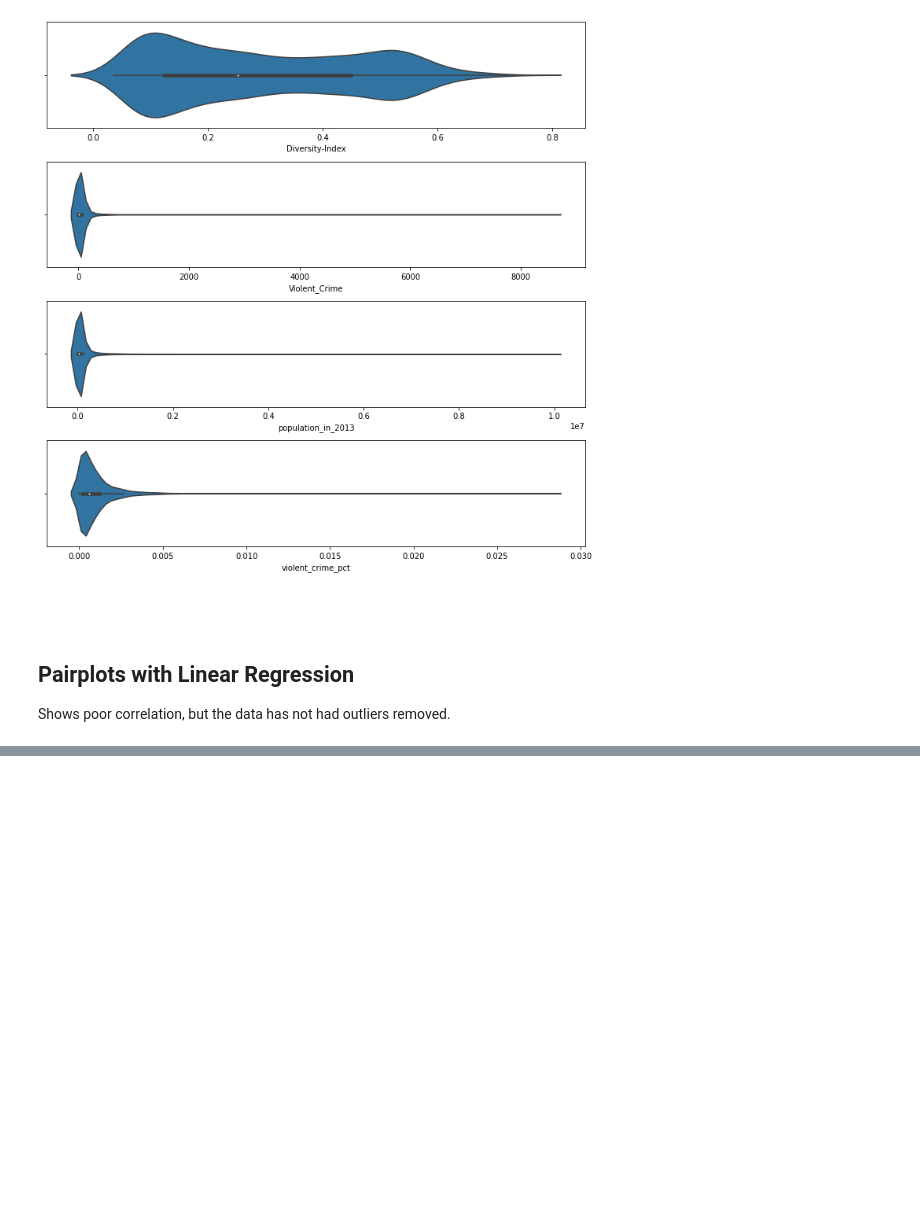
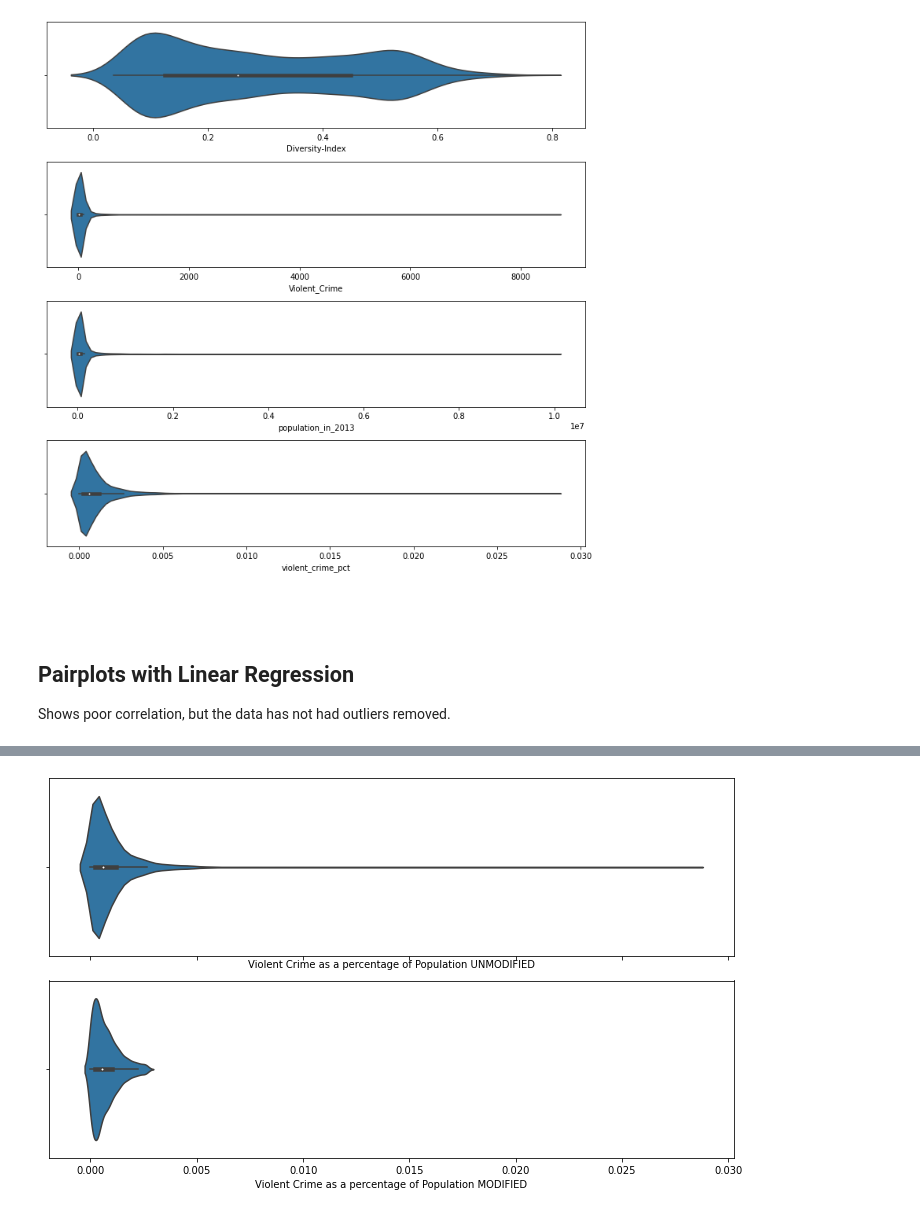
Before and after one commit to Shane-McCallum/Diversity-and-Violence--Is-there-a-connection-, a Jupyter notebook: Notebooks/EDA.ipynb, the cells around one changed output, grey strips where cells are left out. Cells and saved outputs as stored; diff of their text form; code cells hidden in the pictures; blank space fills up the shorter version.

```diff
--- a/Notebooks/EDA.ipynb
+++ b/Notebooks/EDA.ipynb
@@ -242,0 +284,13 @@ sns.pairplot(df, kind='reg', plot_kws={'line_kws':{'color':'red'}})
+# %%
+
+fig,ax = plt.subplots(2,1, figsize=(10,6), sharex=True, sharey=False)
+
+axa = sns.violinplot(x='violent_crime_pct', data=df, ax=ax[0])
+axa.set(xlabel='Violent Crime as a percentage of Population UNMODIFIED')
+
+axa = sns.violinplot(x='violent_crime_pct', data=df_temp, ax=ax[1])
+axa.set(xlabel='Violent Crime as a percentage of Population MODIFIED')
+
+plt.tight_layout()
+# %% [output]
+[figure, added]
```
Also changed, not shown: parts of 13 cells of this notebook.
